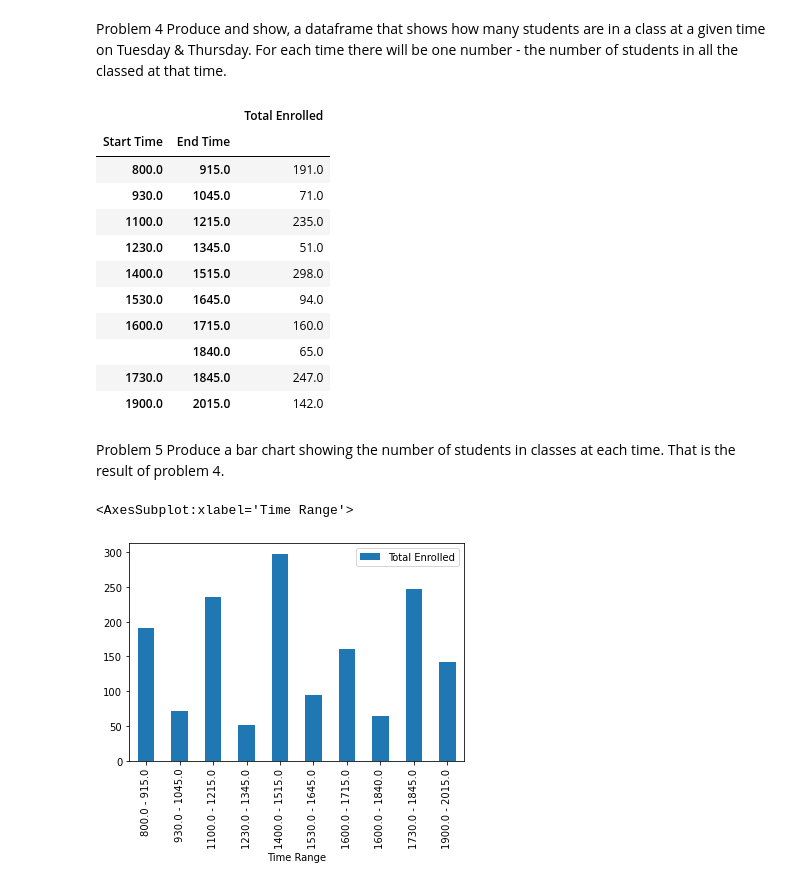
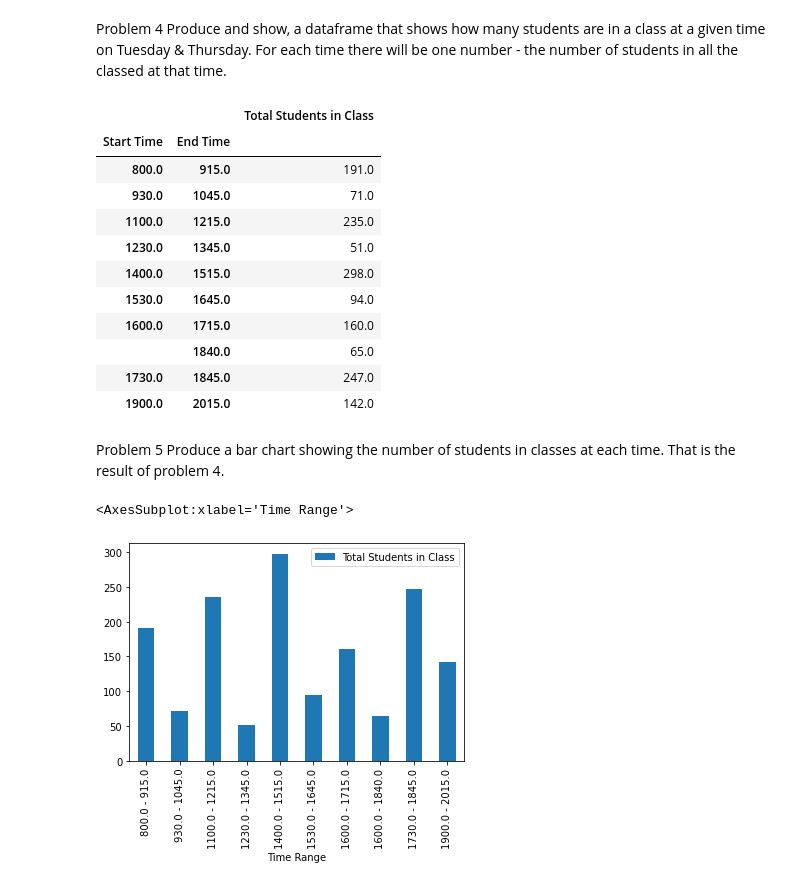
Before and after one commit to SkittyWitty/BigData_Scheduling, a Jupyter notebook: SDSU Class Scheduling.ipynb, the cells around one changed output. Drawn from its saved outputs; the diff is of its cells as text; code cells hidden in the pictures.

```diff
--- a/SDSU Class Scheduling.ipynb
+++ b/SDSU Class Scheduling.ipynb
@@ -176,12 +183,15 @@ classes_per_room.rename(columns={0: "Total Classes Held"})
 Problem 4
 Produce and show, a dataframe that shows how many students are in a class at a given time on Tuesday & Thursday. For each time there will be one number - the number of students in all the classed at that time.
 # %%
+TOTAL_STUDENTS_IN_CLASS = "Total Students in Class"
+
 in_class_df = schedule_df[["Days", "Start Time", "End Time", "Total Enrolled"]]
+in_class_df = in_class_df.rename(columns={"Total Enrolled": "Total Students in Class"})
 in_class_df = in_class_df[(in_class_df.Days == 'TTH') | (in_class_df.Days == 'T') | (in_class_df.Days == 'TH')]
 in_class_df = in_class_df.groupby(["Start Time", "End Time"]).sum()
 in_class_df
 # %% [output]
-|  |  | Total Enrolled |
+|  |  | Total Students in Class |
 | Start Time | End Time |  |
 | 800.0 | 915.0 | 191.0 |
 | 930.0 | 1045.0 | 71.0 |
@@ -200,7 +210,7 @@ result of problem 4.
 # %%
 in_class_df = in_class_df.reset_index()
 in_class_df['Time Range'] = in_class_df['Start Time'].astype(str) + ' - ' +  in_class_df['End Time'].astype(str)
-in_class_df.plot.bar(y='Total Enrolled', x='Time Range')
+in_class_df.plot.bar(y=TOTAL_STUDENTS_IN_CLASS, x='Time Range')
 # %% [output]
 <AxesSubplot:xlabel='Time Range'>
-[figure, old version]
+[figure, new version]
```
Also changed, not shown: parts of 25 cells of this notebook.
